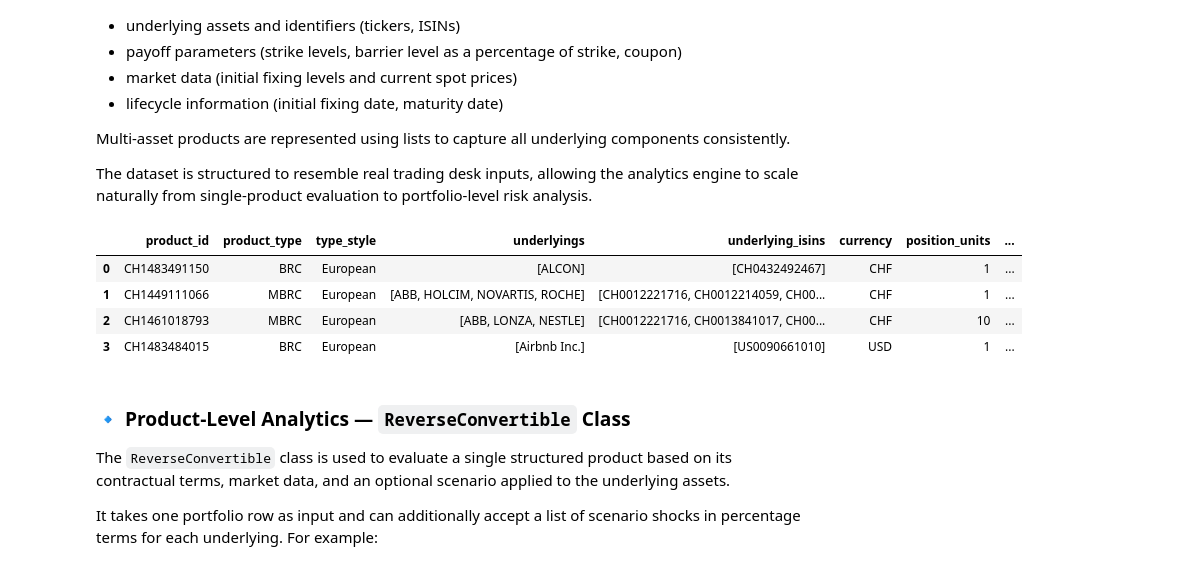
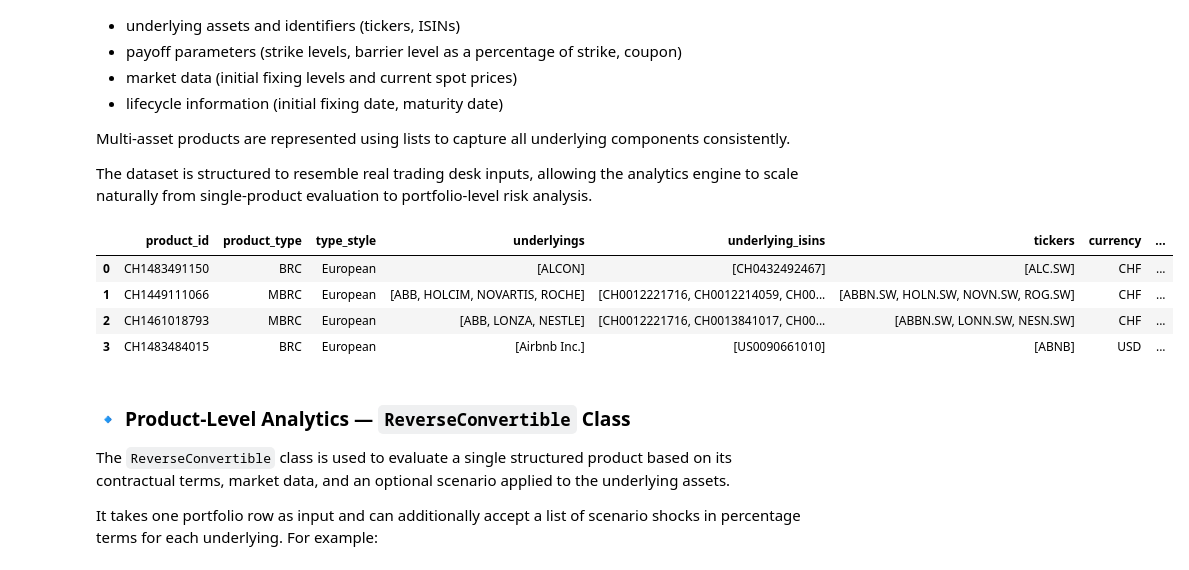
Before and after one commit to sanyalelizabet/structured-products-analytics, a Jupyter notebook: notebooks/01_portfolio_construction.ipynb, the cells around one changed output. Saved outputs shown, nothing was run; the diff lists cells and outputs as text; code cells hidden in the pictures.

```diff
--- a/notebooks/01_portfolio_construction.ipynb
+++ b/notebooks/01_portfolio_construction.ipynb
@@ -34,6 +34,7 @@ p1 = {
     "type_style": "European",
     "underlyings": ["ALCON"],
     "underlying_isins": ["CH0432492467"],
+    "tickers": ["ALC.SW"],
     "currency": "CHF",
     "position_units": 1,
     "notional": 1000,
@@ -59,6 +60,7 @@ p2 = {
         "CH0012005267",
         "CH0012032048"
     ],
+    "tickers": ["ABBN.SW", "HOLN.SW", "NOVN.SW", "ROG.SW"],
     "currency": "CHF",
     "position_units": 1,
     "notional": 1000,
@@ -79,6 +81,7 @@ p3 = {
     "type_style": "European",
     "underlyings": ["ABB", "LONZA", "NESTLE"],
     "underlying_isins": ["CH0012221716", "CH0013841017", "CH0038863350"],
+    "tickers": ["ABBN.SW", "LONN.SW", "NESN.SW"],
     "currency": "CHF",
     "position_units": 10,
     "notional": 10000,
@@ -89,38 +92,40 @@ p3 = {
     "barrier_pct": 0.70,
     "coupon": 0.0866,
     "initial_fixing_date": "2025-08-19",
     "maturity_date": "2026-08-19",
     "barrier_breached": False
 }
 
+
 p4 = {
     "product_id": "CH1483484015",
     "product_type": "BRC",
     "type_style": "European",
     "underlyings": ["Airbnb Inc."],
     "underlying_isins": ["US0090661010"],
+    "tickers": ["ABNB"],
     "currency": "USD",
     "position_units": 1,
     "notional": 5000,
     "cost_price": 0.98,
     "initial_levels": [120.46],
     "current_spots": [120.46],
     "strike": [120.46],
     "barrier_pct": 0.65,
     "coupon": 0.100556,
     "initial_fixing_date": "2025-10-02",
     "maturity_date": "2026-10-09",
     "barrier_breached": False
 }
 
 portfolio = pd.DataFrame([p1, p2, p3, p4])
 portfolio
 # %% [output]
-|  | product_id | product_type | type_style | underlyings | underlying_isins | currency | position_units | ... |
-| 0 | CH1483491150 | BRC | European | [ALCON] | [CH0432492467] | CHF | 1 | ... |
-| 1 | CH1449111066 | MBRC | European | [ABB, HOLCIM, NOVARTIS, ROCHE] | [CH0012221716, CH0012214059, CH00... | CHF | 1 | ... |
-| 2 | CH1461018793 | MBRC | European | [ABB, LONZA, NESTLE] | [CH0012221716, CH0013841017, CH00... | CHF | 10 | ... |
-| 3 | CH1483484015 | BRC | European | [Airbnb Inc.] | [US0090661010] | USD | 1 | ... |
+|  | product_id | product_type | type_style | underlyings | underlying_isins | tickers | currency | ... |
+| 0 | CH1483491150 | BRC | European | [ALCON] | [CH0432492467] | [ALC.SW] | CHF | ... |
+| 1 | CH1449111066 | MBRC | European | [ABB, HOLCIM, NOVARTIS, ROCHE] | [CH0012221716, CH0012214059, CH00... | [ABBN.SW, HOLN.SW, NOVN.SW, ROG.SW] | CHF | ... |
+| 2 | CH1461018793 | MBRC | European | [ABB, LONZA, NESTLE] | [CH0012221716, CH0013841017, CH00... | [ABBN.SW, LONN.SW, NESN.SW] | CHF | ... |
+| 3 | CH1483484015 | BRC | European | [Airbnb Inc.] | [US0090661010] | [ABNB] | USD | ... |
 # %% [markdown]
 ### 🔹 Product-Level Analytics — `ReverseConvertible` Class
 
```
Also changed, not shown: parts of 9 cells of this notebook, 13 other files.
